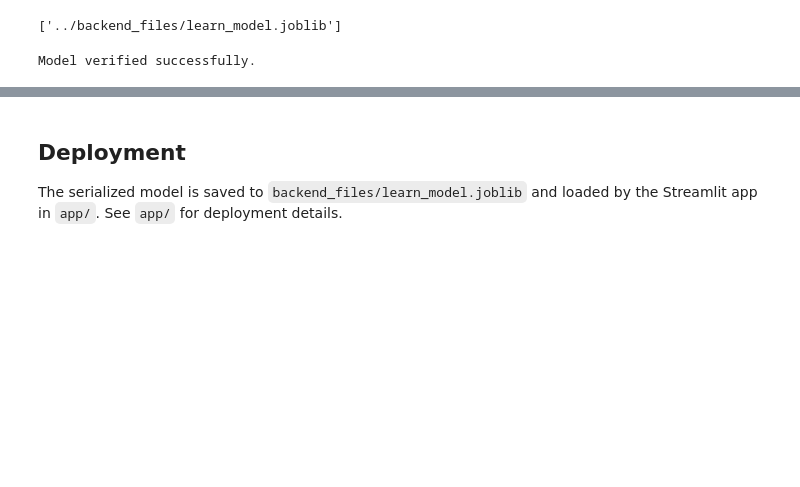
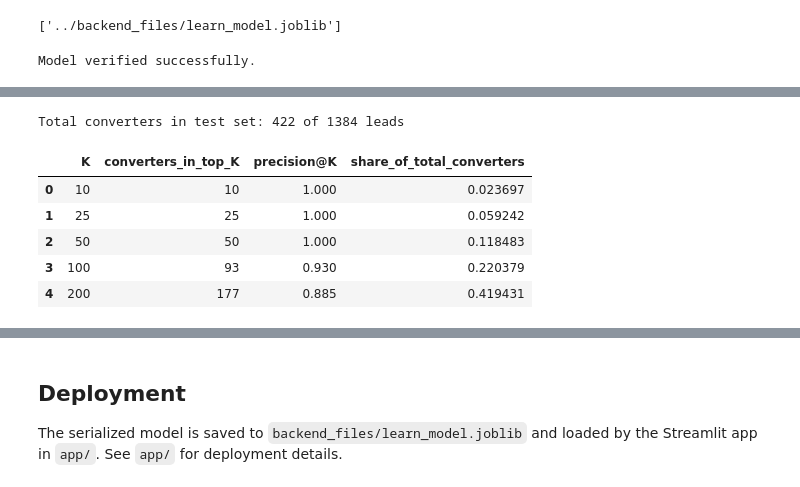
Before and after one commit to berns722/lead-scoring-model, a Jupyter notebook: notebooks/exploration.ipynb, the cells around one changed output, grey strips where cells are left out. Drawn from its saved outputs; the diff is of its cells as text; code cells hidden in the pictures; blank space fills up the shorter version.

```diff
--- a/notebooks/exploration.ipynb
+++ b/notebooks/exploration.ipynb
@@ -622,0 +642,30 @@ Model verified successfully.
+# %%
+# Score all test leads with the final model
+scores = final_model.predict_proba(X_test)[:, 1]
+
+# Build a ranked view: each lead with its score and true outcome
+scored = pd.DataFrame({
+    "score": scores,
+    "actual": y_test.values,
+}).sort_values("score", ascending=False).reset_index(drop=True)
+
+# Precision@K for several K values
+total_converters = scored["actual"].sum()
+ks = [10, 25, 50, 100, 200]
+precision_at_k = pd.DataFrame({
+    "K": ks,
+    "converters_in_top_K": [scored["actual"].head(k).sum() for k in ks],
+    "precision@K": [scored["actual"].head(k).mean() for k in ks],
+    "share_of_total_converters": [scored["actual"].head(k).sum() / total_converters for k in ks],
+})
+
+print(f"Total converters in test set: {total_converters} of {len(scored)} leads")
+precision_at_k
+# %% [output]
+Total converters in test set: 422 of 1384 leads
+|  | K | converters_in_top_K | precision@K | share_of_total_converters |
+| 0 | 10 | 10 | 1.000 | 0.023697 |
+| 1 | 25 | 25 | 1.000 | 0.059242 |
+| 2 | 50 | 50 | 1.000 | 0.118483 |
+| 3 | 100 | 93 | 0.930 | 0.220379 |
+| 4 | 200 | 177 | 0.885 | 0.419431 |
```
Also changed, not shown: parts of 3 cells of this notebook.
